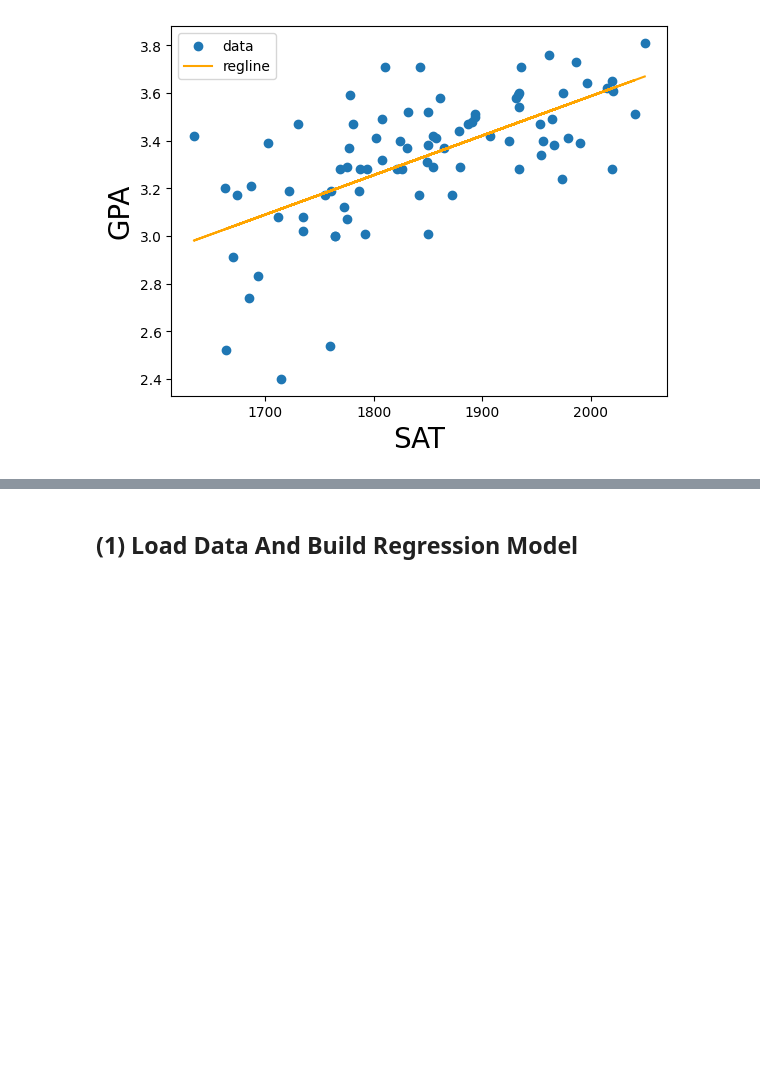
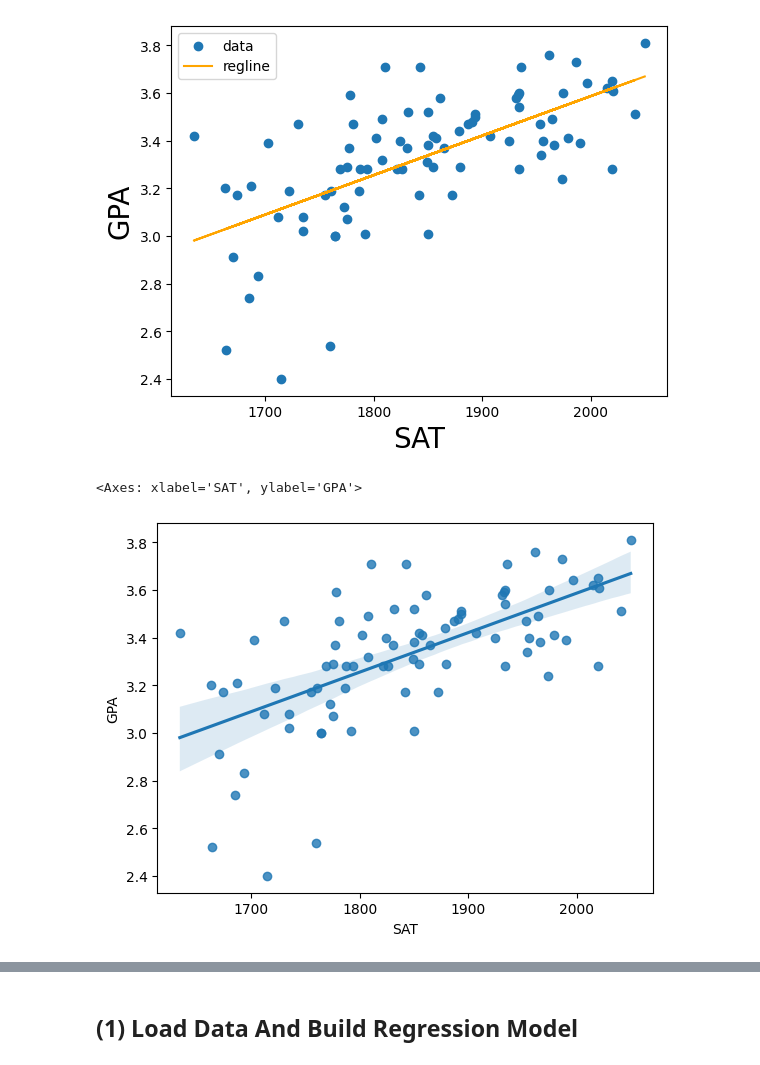
Before and after one commit to hh-blaire-cho/ds101_2025Jun, a Jupyter notebook: 26_LinearRegression.ipynb, the cells around one changed output, grey strips where cells are left out. Saved outputs shown, nothing was run; the diff lists cells and outputs as text; code cells hidden in the pictures; blank space fills up the shorter version.

```diff
--- a/26_LinearRegression.ipynb
+++ b/26_LinearRegression.ipynb
@@ -193,6 +192,11 @@ plt.ylabel("GPA", fontsize=20)
 plt.show()
 # %% [output]
 [figure]
+# %%
+sns.regplot(x=x, y=y) # more easier way
+# %% [output]
+<Axes: xlabel='SAT', ylabel='GPA'>
+[figure, added]
 # %% [markdown]
 ![purple-divider](https://user-images.githubusercontent.com/7065401/52071927-c1cd7100-2562-11e9-908a-dde91ba14e59.png)
 
```
Also changed, not shown: parts of 13 cells of this notebook, 3 other files.
